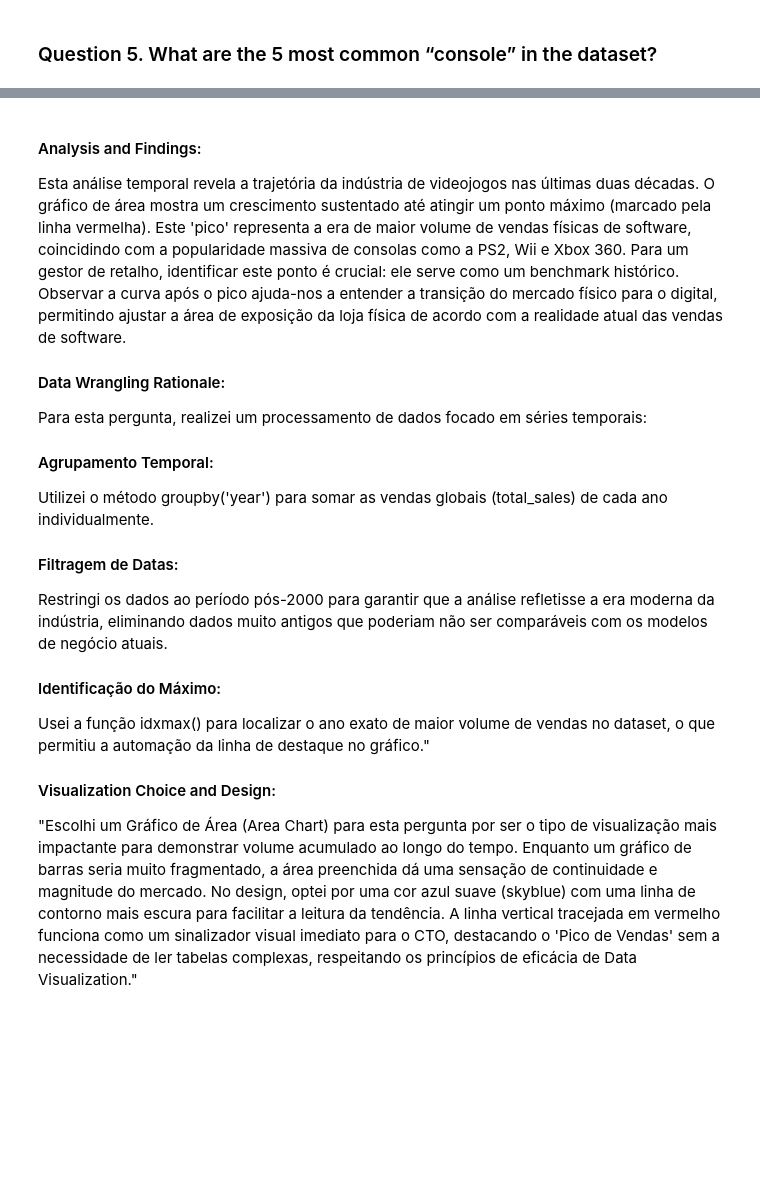
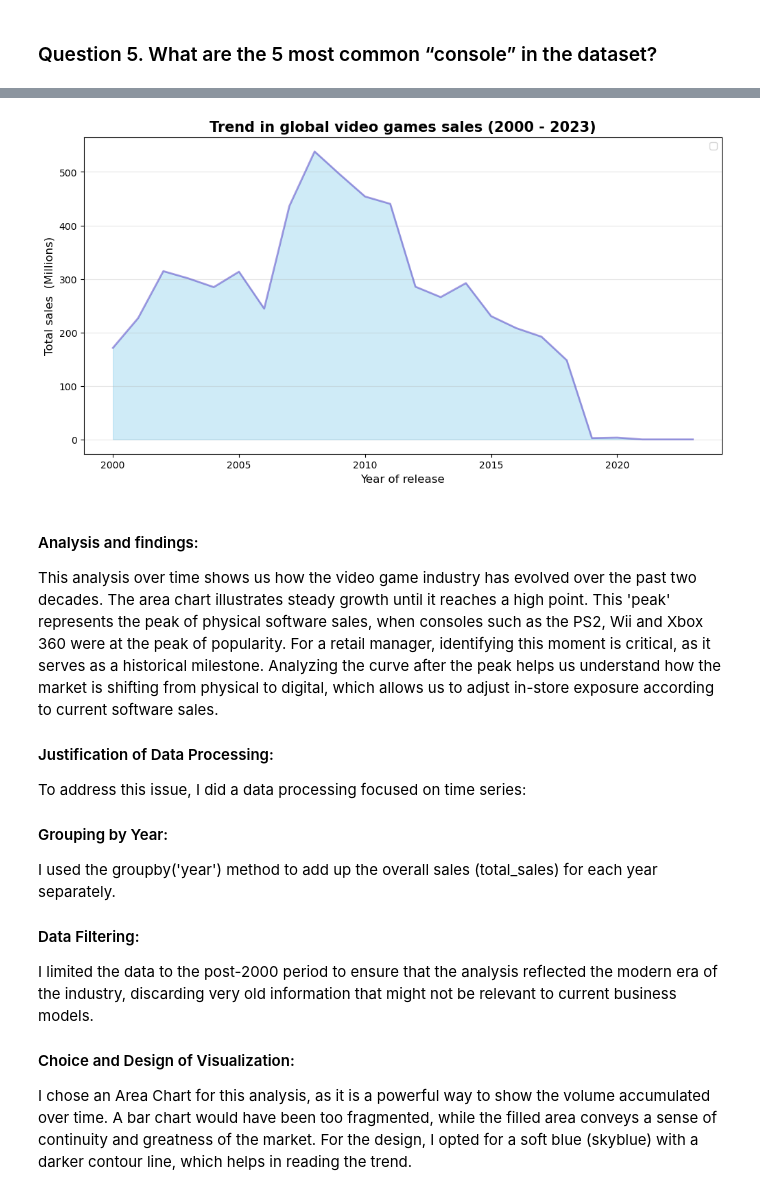
Before and after one commit to 2025581-prog/ca1-semester-2-data-visualization-2025581-prog, a Jupyter notebook: Thaiany_DVizHDip_CA1.ipynb, the cells around one changed output, grey strips where cells are left out. Saved outputs shown, nothing was run; the diff lists cells and outputs as text; code cells hidden in the pictures; blank space fills up the shorter version.

```diff
--- a/Thaiany_DVizHDip_CA1.ipynb
+++ b/Thaiany_DVizHDip_CA1.ipynb
@@ -329,45 +325,41 @@ Escolhi o Gráfico de Pizza especificamente para demonstrar a relação parte-to
 # %%
-# --- PART 2: PERGUNTA PRÓPRIA ---
-# Pergunta: Evolução das vendas globais por ano (2000-2023)
+#  Trend in aglobal sales by year (2000-2023)
 
-# 1. Filtrar o intervalo de anos e remover nulos
+
 df_time = df[(df['year'] >= 2000) & (df['year'] <= 2023)].copy()
 
-# 2. Agrupar as vendas totais por ano
+# Total group sales per year
 yearly_sales = df_time.groupby('year')['total_sales'].sum().reset_index()
 
-# 3. Visualização: Gráfico de Área (Diferente de todos os outros!)
+# Area chart
 plt.figure(figsize=(12, 6))
 plt.fill_between(yearly_sales['year'], yearly_sales['total_sales'], color="skyblue", alpha=0.4)
 plt.plot(yearly_sales['year'], yearly_sales['total_sales'], color="Slateblue", alpha=0.6, linewidth=2)
 
-# Adicionar uma linha vertical para marcar o ano de maior venda (opcional, mas ganha pontos)
-max_year = yearly_sales.loc[yearly_sales['total_sales'].idxmax(), 'year']
-plt.axvline(x=max_year, color='red', linestyle='--', alpha=0.5, label=f'Pico em {int(max_year)}')
 
-# Design e Títulos
-plt.title('Evolução das Vendas Globais de Videojogos (2000 - 2023)', fontsize=15, fontweight='bold')
-plt.xlabel('Ano de Lançamento', fontsize=12)
-plt.ylabel('Vendas Totais (Milhões)', fontsize=12)
+# Design and title
+plt.title('Trend in global video games sales (2000 - 2023)', fontsize=15, fontweight='bold')
+plt.xlabel('Year of release', fontsize=12)
+plt.ylabel('Total sales  (Millions)', fontsize=12)
 plt.legend()
 plt.grid(axis='y', alpha=0.3)
 
 plt.show()
+# %% [output]
+[figure, added]
-# %% [markdown]
-#### Analysis and Findings:
-Esta análise temporal revela a trajetória da indústria de videojogos nas últimas duas décadas. O gráfico de área mostra um crescimento sustentado até atingir um ponto máximo (marcado pela linha vermelha). Este 'pico' representa a era de maior volume de vendas físicas de software, coincidindo com a popularidade massiva de consolas como a PS2, Wii e Xbox 360. Para um gestor de retalho, identificar este ponto é crucial: ele serve como um benchmark histórico. Observar a curva após o pico ajuda-nos a entender a transição do mercado físico para o digital, permitindo ajustar a área de exposição da loja física de acordo com a realidade atual das vendas de software.
-
-#### Data Wrangling Rationale:
-Para esta pergunta, realizei um processamento de dados focado em séries temporais:
-
-#### Agrupamento Temporal:
-Utilizei o método groupby('year') para somar as vendas globais (total_sales) de cada ano individualmente.
-
-#### Filtragem de Datas:
-Restringi os dados ao período pós-2000 para garantir que a análise refletisse a era moderna da indústria, eliminando dados muito antigos que poderiam não ser comparáveis com os modelos de negócio atuais.
-
-#### Identificação do Máximo:
-Usei a função idxmax() para localizar o ano exato de maior volume de vendas no dataset, o que permitiu a automação da linha de destaque no gráfico."
-
-#### Visualization Choice and Design:
-"Escolhi um Gráfico de Área (Area Chart) para esta pergunta por ser o tipo de visualização mais impactante para demonstrar volume acumulado ao longo do tempo. Enquanto um gráfico de barras seria muito fragmentado, a área preenchida dá uma sensação de continuidade e magnitude do mercado. No design, optei por uma cor azul suave (skyblue) com uma linha de contorno mais escura para facilitar a leitura da tendência. A linha vertical tracejada em vermelho funciona como um sinalizador visual imediato para o CTO, destacando o 'Pico de Vendas' sem a necessidade de ler tabelas complexas, respeitando os princípios de eficácia de Data Visualization."
+# %% [markdown]
+
+#### Analysis and findings:
+This analysis over time shows us how the video game industry has evolved over the past two decades. The area chart illustrates steady growth until it reaches a high point. This 'peak' represents the peak of physical software sales, when consoles such as the PS2, Wii and Xbox 360 were at the peak of popularity. For a retail manager, identifying this moment is critical, as it serves as a historical milestone. Analyzing the curve after the peak helps us understand how the market is shifting from physical to digital, which allows us to adjust in-store exposure according to current software sales.
+
+#### Justification of Data Processing:
+To address this issue, I did a data processing focused on time series:
+
+#### Grouping by Year:
+I used the groupby('year') method to add up the overall sales (total_sales) for each year separately.
+
+#### Data Filtering:
+I limited the data to the post-2000 period to ensure that the analysis reflected the modern era of the industry, discarding very old information that might not be relevant to current business models.
+
+#### Choice and Design of Visualization:
+I chose an Area Chart for this analysis, as it is a powerful way to show the volume accumulated over time. A bar chart would have been too fragmented, while the filled area conveys a sense of continuity and greatness of the market. For the design, I opted for a soft blue (skyblue) with a darker contour line, which helps in reading the trend.
```
Also changed, not shown: parts of 8 cells of this notebook.
